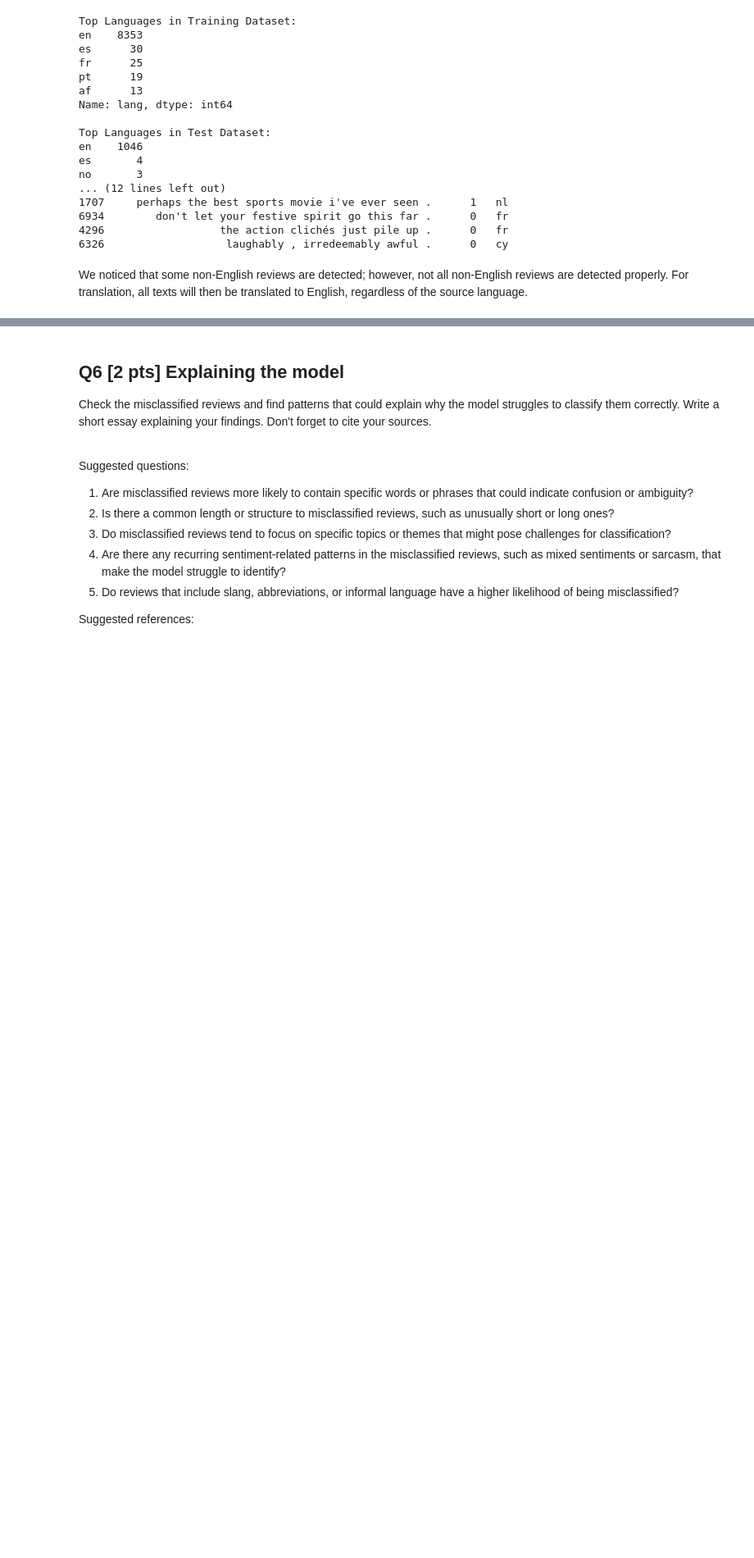
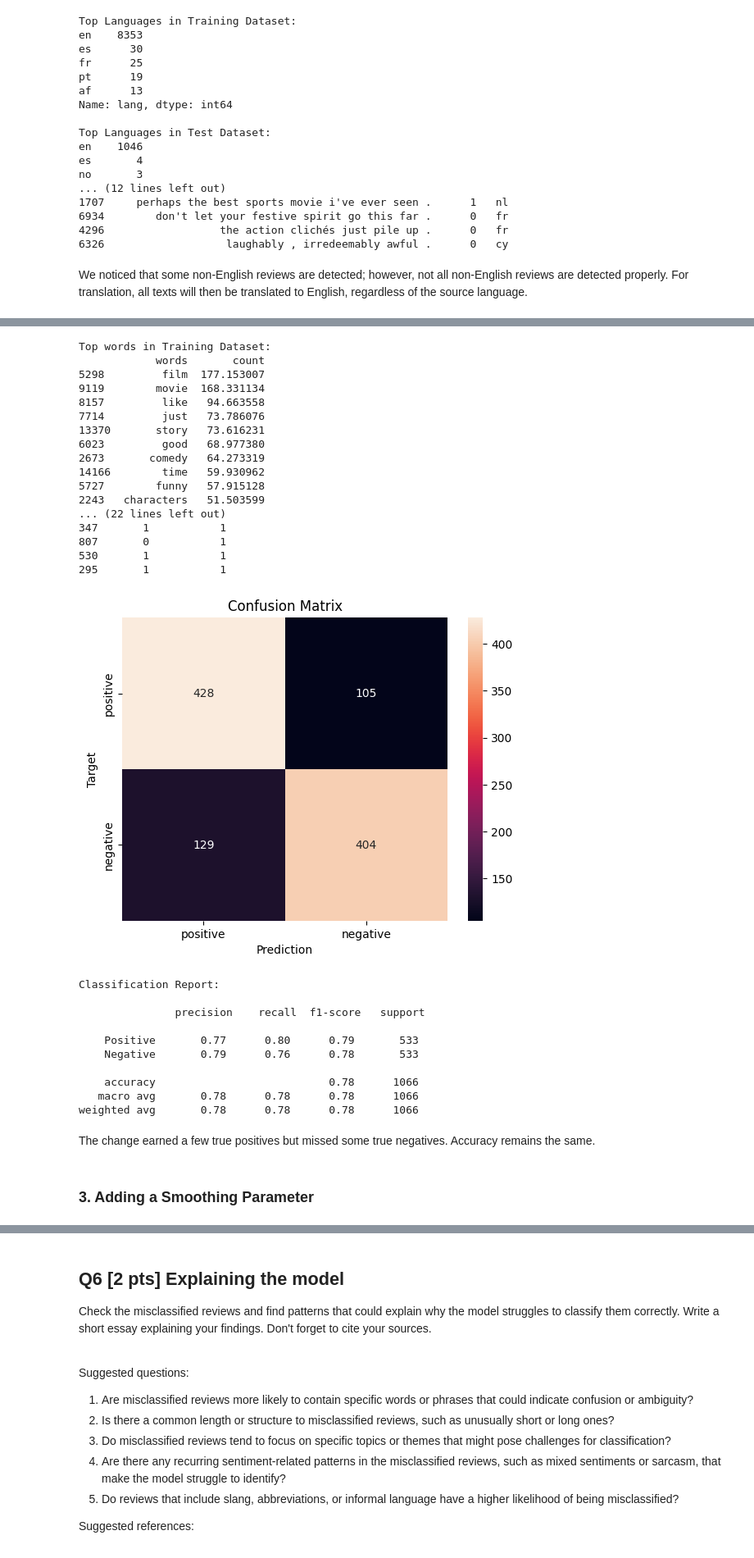
Before and after one commit to gabosantos/2324CS280UPD, a Jupyter notebook: CS_280_Lesson_1_Bayesian_Classifier.ipynb, the cells around one changed output, grey strips where cells are left out. Shown at 82% size. Cells and saved outputs as stored; diff of their text form; code cells hidden in the pictures; blank space fills up the shorter version.

```diff
--- a/CS_280_Lesson_1_Bayesian_Classifier.ipynb
+++ b/CS_280_Lesson_1_Bayesian_Classifier.ipynb
@@ -551,9 +551,9 @@ def TfidfVectorizerMultinomialNB(X_train, X_test, y_train, y_test):
   print(df_words_test_TFIDF.sort_values(by=['count'], ascending=False).head(10))
 
   # Train the MultinomialNB model using the training vector and predict the outcomes for the test vector
-  model = MultinomialNB()
-  model.fit(X_train_vec_TFIDF, y_train)
-  y_pred_TFIDF = model.predict(X_test_vec_TFIDF)
+  my_model = MultinomialNB()
+  my_model.fit(X_train_vec_TFIDF, y_train)
+  y_pred_TFIDF = my_model.predict(X_test_vec_TFIDF)
   y_true = y_test
 
   prediction_results = pd.DataFrame({'Target':y_true, 'Prediction':y_pred_TFIDF}, columns=['Target', 'Prediction'])
@@ -614,8 +614,8 @@ Conclusion: Using TF-IDF vectorizer increases the accuracy to 78%.
 - Remove non-alphanumeric characters
 # %%
 # Remove non-alphanumeric characters
-X_train = X_train.replace(to_replace =r'[^0-9a-zA-Z\s/[, ]+/g]+', value = '', regex = True)
-X_test = X_test.replace(to_replace =r'[^0-9a-zA-Z\s/[, ]+/g]+', value = '', regex = True)
+df['trans_text'] = df['trans_text'].replace(to_replace =r'[^0-9a-zA-Z\s/[, ]+/g]+', value = '', regex = True)
+df_test['trans_text']  = df_test['trans_text'] .replace(to_replace =r'[^0-9a-zA-Z\s/[, ]+/g]+', value = '', regex = True)
 # %% [markdown]
 - Translate non-English reviews to English
 # %%
@@ -664,7 +664,7 @@ We noticed that some non-English reviews are detected; however, not all non-Engl
 # %%
 from deep_translator import GoogleTranslator
 
-df['trans_text'] = df['text'].apply(GoogleTranslator(source='auto', target='de').translate)
-df_test['trans_text'] = df_test['text'].apply(GoogleTranslator(source='auto', target='de').translate)
+df['trans_text'] = df['text'].apply(GoogleTranslator(source='auto', target='en').translate)
+df_test['trans_text'] = df_test['text'].apply(GoogleTranslator(source='auto', target='en').translate)
 # %%
 df[df['lang'] != 'en']
@@ -670,0 +685,41 @@ df[df['lang'] != 'en']
+# %%
+X_train_new = df['trans_text']
+y_train_new = df['label']
+
+X_test_new = df_test['trans_text']
+y_test_new = df_test['label']
+
+TfidfVectorizerMultinomialNB(X_train_new, X_test_new, y_train_new, y_test_new)
+# %% [output]
+Top words in Training Dataset:
+            words       count
+5298         film  177.153007
+9119        movie  168.331134
+8157         like   94.663558
+7714         just   73.786076
+13370       story   73.616231
+6023         good   68.977380
+2673       comedy   64.273319
+14166        time   59.930962
+5727        funny   57.915128
+2243   characters   51.503599
+... (22 lines left out)
+347       1           1
+807       0           1
+530       1           1
+295       1           1
+[figure, added]
+Classification Report:
+
+               precision    recall  f1-score   support
+
+    Positive       0.77      0.80      0.79       533
+    Negative       0.79      0.76      0.78       533
+
+    accuracy                           0.78      1066
+   macro avg       0.78      0.78      0.78      1066
+weighted avg       0.78      0.78      0.78      1066
+# %% [markdown]
+The change earned a few true positives but missed some true negatives.  Accuracy remains the same.
+# %% [markdown]
+### 3. Adding a Smoothing Parameter
```
Also changed, not shown: parts of 15 cells of this notebook.
